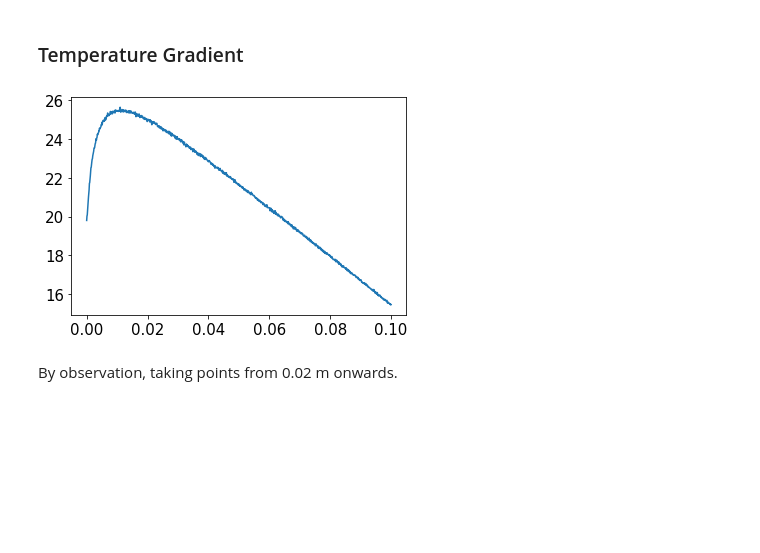
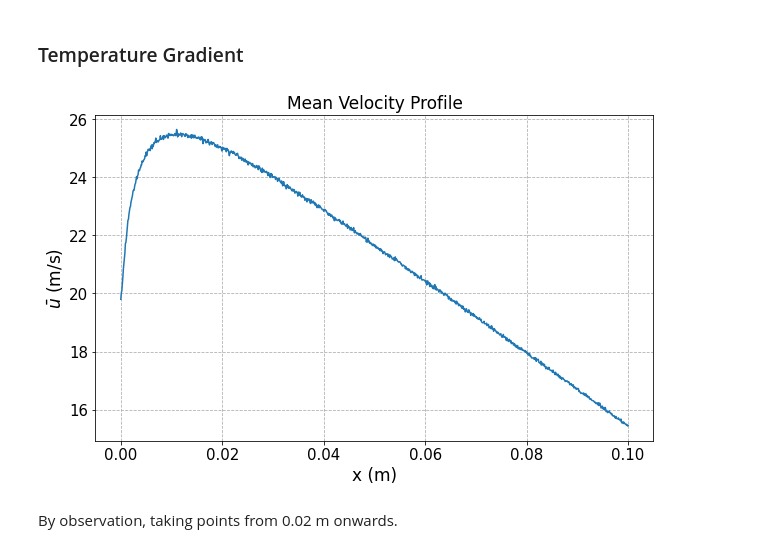
Before and after one commit to kyubin-l/fyp, a Jupyter notebook: starccm_data.ipynb, the cells around one changed output. Drawn from its saved outputs; the diff is of its cells as text; code cells hidden in the pictures; blank space fills up the shorter version.

Commit message:
mean profile updates

```diff
--- a/starccm_data.ipynb
+++ b/starccm_data.ipynb
@@ -121,10 +121,14 @@ rho_bar = np.mean(rho, axis=0)
 u_bar = np.mean(u, axis=0)
 p_bar = np.mean(p, axis=0) + 101325
 # %%
-plt.plot(x, u_bar)
-plt.show()
+fig, ax = plt.subplots(1, 1, figsize=(10, 6))
+ax.plot(x, u_bar)
+ax.set_xlabel('x (m)')
+ax.set_ylabel(r'$\bar{u}$ (m/s)')
+ax.set_title('Mean Velocity Profile')
+ax.grid(visible=True, which='major', linestyle='--')
 # %% [output]
-[figure, old version]
+[figure, new version]
 # %%
 x = x[200:] - x[200]
 t_bar = t_bar[200:]
```
Also changed, not shown: parts of 4 cells of this notebook, 2 other files.
